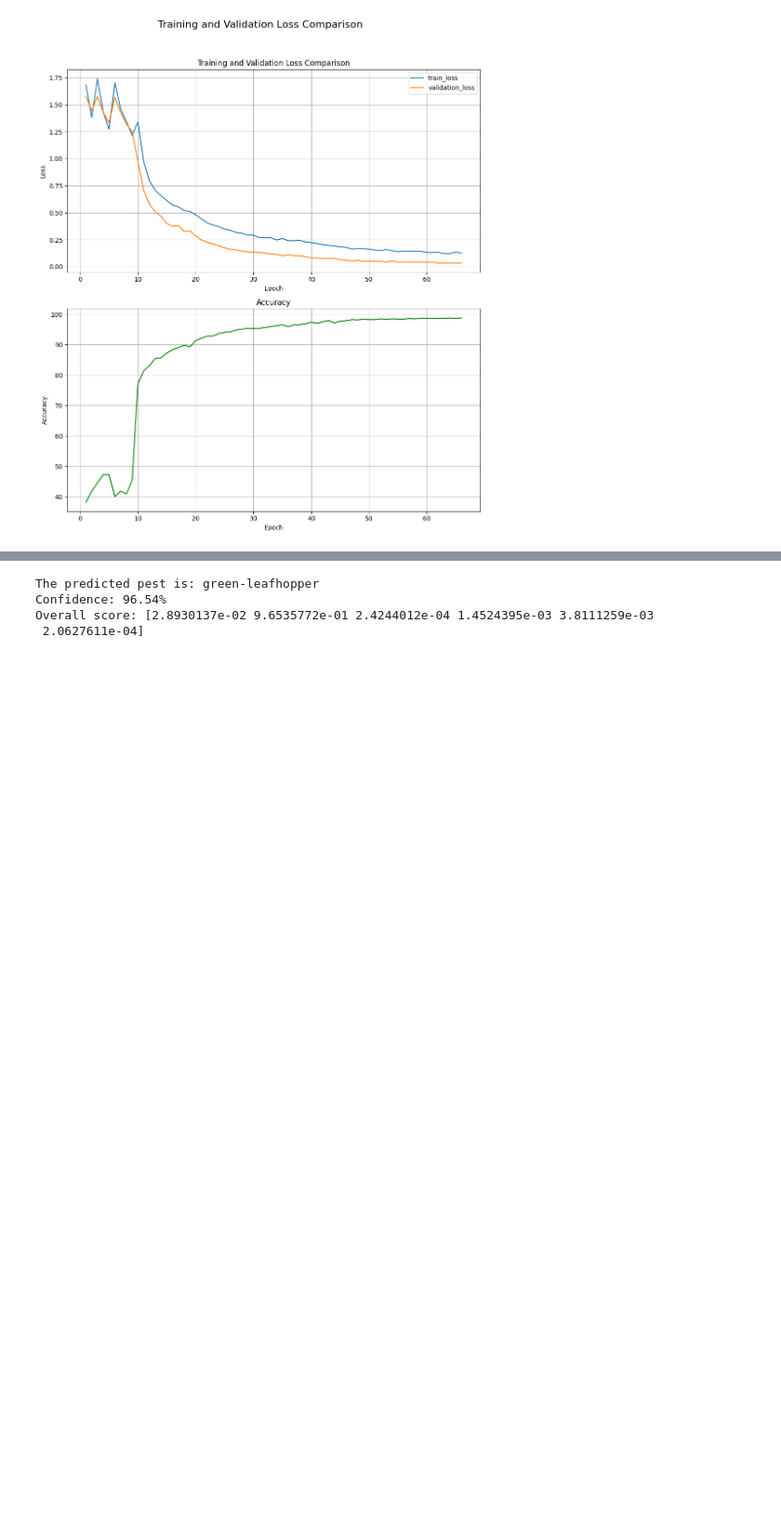
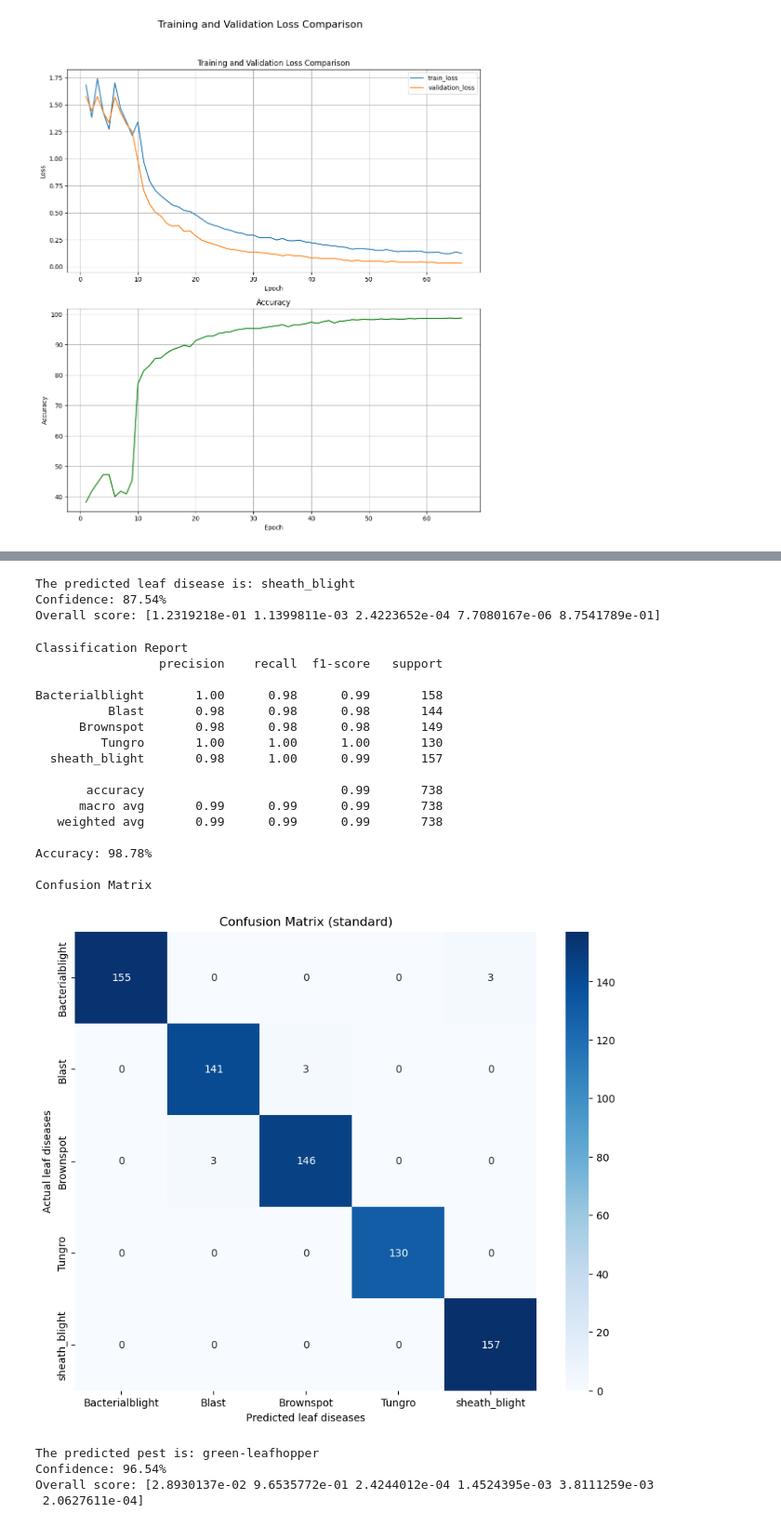
Before and after one commit to Toki001/thesis, a Jupyter notebook: Thesis_Torch-based.ipynb, the cells around one changed output, grey strips where cells are left out. Shown at 93% size. Cells and saved outputs as stored; diff of their text form; code cells hidden in the pictures; blank space fills up the shorter version.

```diff
--- a/Thesis_Torch-based.ipynb
+++ b/Thesis_Torch-based.ipynb
@@ -508,16 +534,16 @@ from torch.utils.data import DataLoader
 
 train_set = CustomDataset(root='/Users/jameskierdoliguez/Desktop/rice_leaf/aug_dataset/train', transform=training_pipeline)
 train_loader = DataLoader(train_set, batch_size=128, shuffle=True)
-validation_set = CustomDataset(root='/Users/jameskierdoliguez/Desktop/rice_leaf/aug_dataset/test', transform=validation_pipeline)
+validation_set = CustomDataset(root='/Users/jameskierdoliguez/Desktop/rice_leaf/aug_dataset/val', transform=validation_pipeline)
 validation_loader = DataLoader(validation_set, batch_size=64, shuffle=True)
-test_set = CustomDataset(root='/Users/jameskierdoliguez/Desktop/rice_leaf/aug_dataset/val', transform=validation_pipeline)
+test_set = CustomDataset(root='/Users/jameskierdoliguez/Desktop/rice_leaf/aug_dataset/test', transform=validation_pipeline)
 test_loader = DataLoader(test_set, batch_size=32, shuffle=True)
 
 classes = train_set.classes
 # %%
 from torch.optim import lr_scheduler
 
-def incremental_training(model, sessions, criterion, train_dataloader, validation_dataloader, device, model_dir):
+def incremental_training(model, sessions, criterion, train_dataloader, validation_dataloader, device, model_dir, filename):
 
     # --- New code to display image counts ---
     num_train_images = len(train_dataloader.dataset)
@@ -555,7 +581,7 @@ def incremental_training(model, sessions, criterion, train_dataloader, validatio
 
         full_history.append(session_history)
         accuracies.append(session_best_accuracy)  # <-- track best accuracy per session
-        save_historical_data(session_history)
+        save_historical_data(session_history, filename)
 
         if session_best_accuracy > best_overall_accuracy:
             best_overall_accuracy = session_best_accuracy
@@ -720,8 +757,8 @@ classes = 5
 criterion = nn.CrossEntropyLoss()
 
 model = LeafDiseaseClassifierEfficientNetV2M(num_classes=classes).to(hardware)
-model_dir = '/Users/jameskierdoliguez/Desktop/models/EfficientNetV2M/EfficientNetV2M-m_rice_leaf_disease_classificationV1_nodecay.pt'
-file_name = '/Users/jameskierdoliguez/Desktop/train_results/EfficientNetV2M/EfficientNetV2M-m_rice_pest_classificationV1_nodecay.csv'
+model_dir = '/Users/jameskierdoliguez/Desktop/models/MobileNetV2/MobileNetV2-m_rice_leaf_disease_classificationV2.pt'
+file_name = '/Users/jameskierdoliguez/Desktop/train_results/MobileNetV2/MobileNetV2-m_rice_leaf_disease_classificationV2.csv'
 
 
 training_sessions = [
@@ -742,7 +779,7 @@ training_sessions = [
 
 ]
 
-result, accuracies = incremental_training(model=model, sessions=training_sessions, criterion=criterion, train_dataloader=train_loader, validation_dataloader=validation_loader, device=hardware, model_dir=model_dir)
+result, accuracies = incremental_training(model=model, sessions=training_sessions, criterion=criterion, train_dataloader=train_loader, validation_dataloader=validation_loader, device=hardware, model_dir=model_dir, filename=file_name)
 
 plot_training_result(*result)
 plot_accuracy(*result)
@@ -818,8 +855,8 @@ def eval_metrics(model, testLoader, classes_names, device):
     plt.figure(figsize=(10, 8))
     sns.heatmap(cm_df, annot=True, fmt='g', cmap='Blues')
     plt.title('Confusion Matrix (standard)')
-    plt.ylabel('Actual pests')
-    plt.xlabel('Predicted pests')
+    plt.ylabel('Actual leaf diseases')
+    plt.xlabel('Predicted leaf diseases')
     plt.show()
 
     return y_true, y_pred
@@ -835,27 +872,48 @@ def save_evalution_result(total_predictions, true_labels):
 # %%
 import torchvision.models as models
 
 classes_names = train_set.classes
 if torch.cuda.is_available():
     hardware = torch.device("cuda")
 elif torch.backends.mps.is_available():
     hardware = torch.device("mps")
 else:
     hardware = torch.device("cpu")
 model_inference = LeafDiseaseClassifierMobileNetV2(num_classes=len(classes_names))
 model_inference.load_state_dict(torch.load(
-    '/Users/jameskierdoliguez/Desktop/models/MobileNetV2/MobileNetV2-m_rice_leaf_disease_classificationV1_nodecay.pt', map_location=hardware))
+    '/Users/jameskierdoliguez/Desktop/models/MobileNetV2/MobileNetV2-m_rice_leaf_disease_classificationV2.pt', map_location=hardware))
 
-image_path = 'datasets/val/brown-planthopper/7 (758).jpg'
-unrelated = 'unrelated_data/eagle.jpg'
+image_path = '/Users/jameskierdoliguez/Downloads/archive-3/Rice_Leaf_Diease/Rice_Leaf_Diease/train/bacterial_leaf_blight/bacterial_leaf_blight660.jpg'
+unrelated = '/Users/jameskierdoliguez/Downloads/FELV-cat.jpg'
 
 leaf_disease, confidence_score, over_all_scores = predict_single_image(model=model_inference, image_path=image_path, classes=classes_names, transform=validation_pipeline, device=hardware)
 
 print(f"The predicted leaf disease is: {leaf_disease}")
 print(f"Confidence: {confidence_score * 100:.2f}%")
 print(f"Overall score: {over_all_scores}")
 #
-# true, pred = eval_metrics(model_inference, test_loader, classes_names, hardware)
+true, pred = eval_metrics(model_inference, test_loader, classes_names, hardware)
+# %% [output]
+The predicted leaf disease is: sheath_blight
+Confidence: 87.54%
+Overall score: [1.2319218e-01 1.1399811e-03 2.4223652e-04 7.7080167e-06 8.7541789e-01]
+Classification Report
+                 precision    recall  f1-score   support
+
+Bacterialblight       1.00      0.98      0.99       158
+          Blast       0.98      0.98      0.98       144
+      Brownspot       0.98      0.98      0.98       149
+         Tungro       1.00      1.00      1.00       130
+  sheath_blight       0.98      1.00      0.99       157
+
+       accuracy                           0.99       738
+      macro avg       0.99      0.99      0.99       738
+   weighted avg       0.99      0.99      0.99       738
+
+Accuracy: 98.78%
+
+Confusion Matrix
+[figure, added]
 # %%
 import torchvision.models as models
 
```
Also changed, not shown: parts of 6 cells of this notebook.
